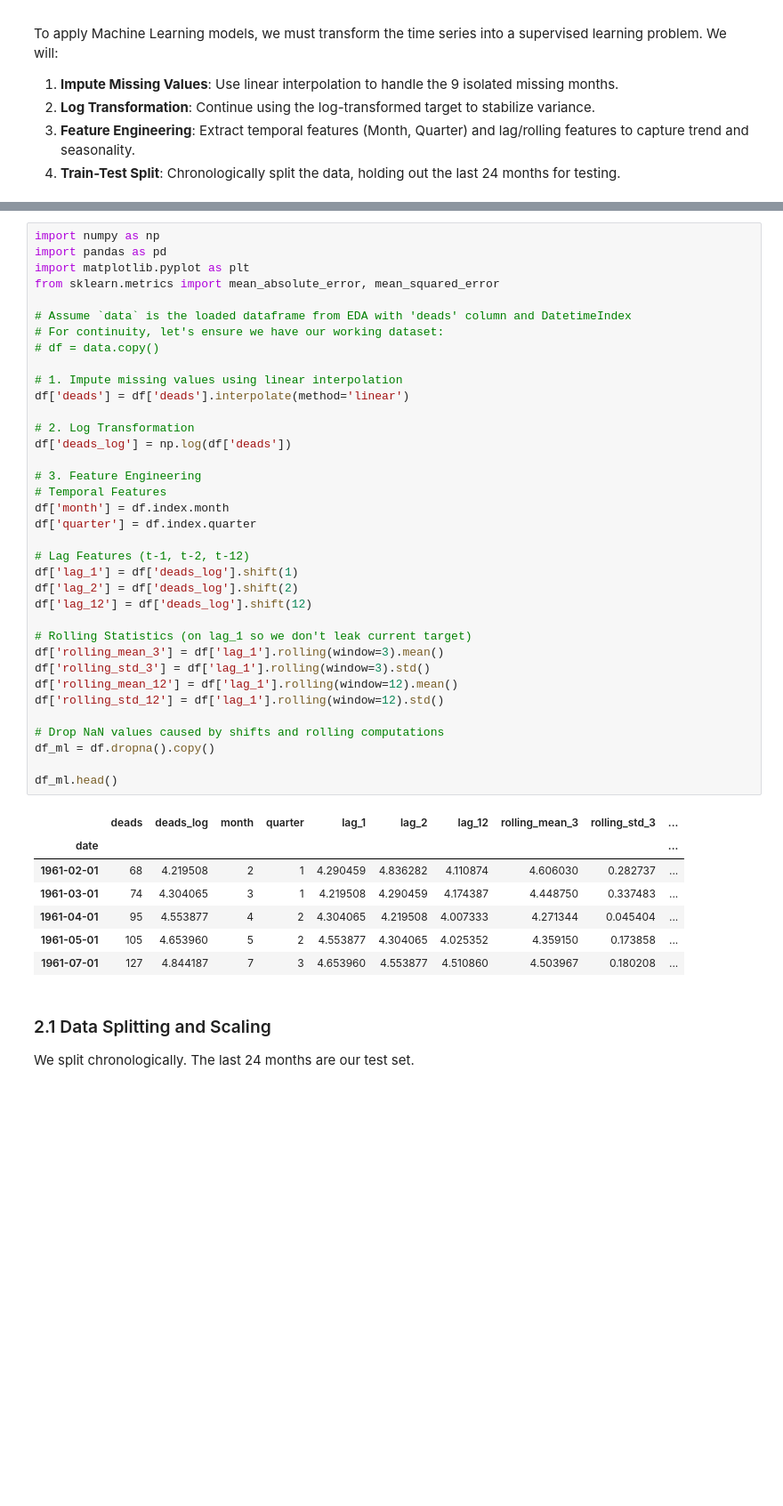
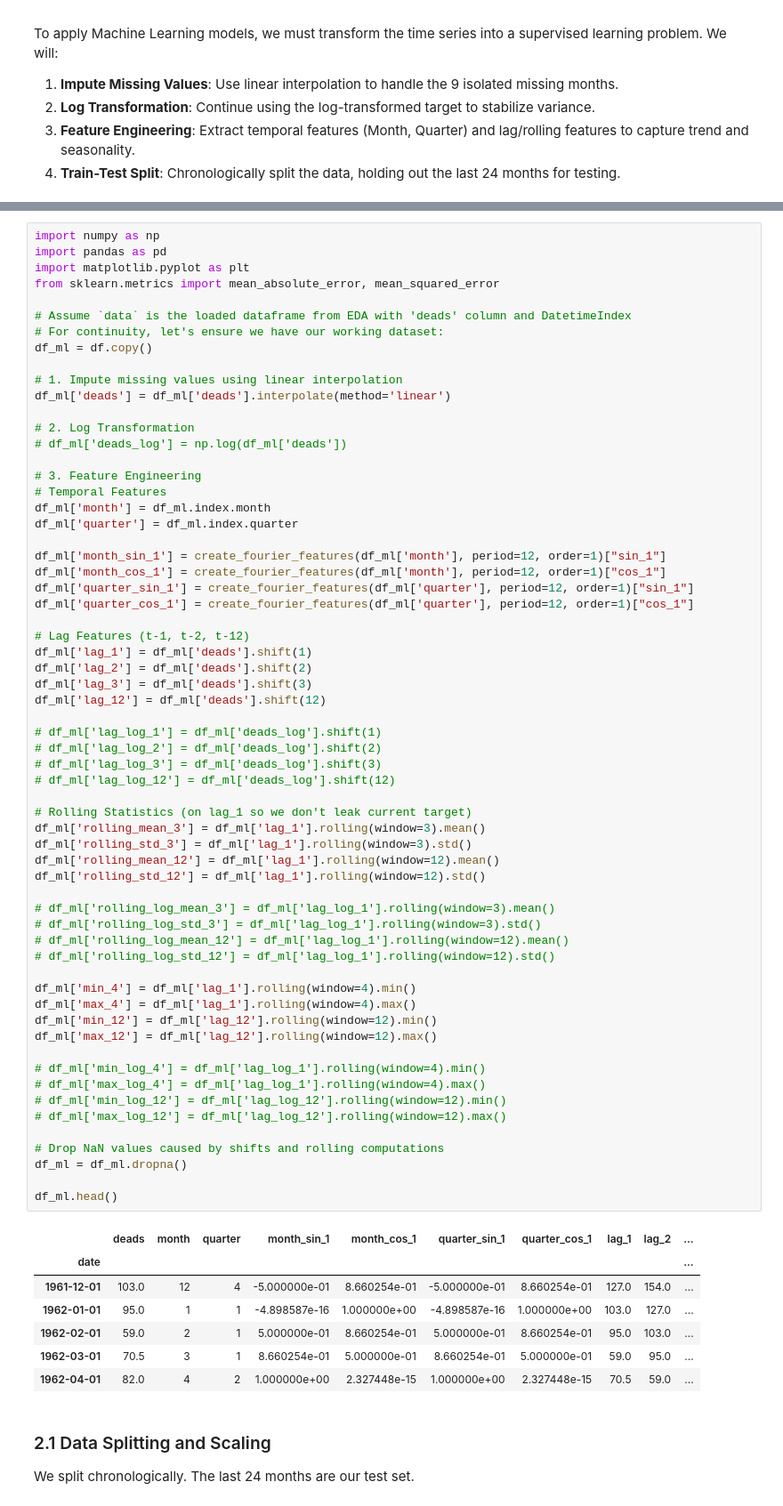
Before and after one commit to Iker-Jauregui/TS_Assignment_2, a Jupyter notebook: Assignment_2_Mel.ipynb, the cells around one changed output, grey strips where cells are left out. Shown at 89% size. Drawn from its saved outputs; the diff is of its cells as text; blank space fills up the shorter version.

```diff
--- a/Assignment_2_Mel.ipynb
+++ b/Assignment_2_Mel.ipynb
@@ -155,47 +230,73 @@ To apply Machine Learning models, we must transform the time series into a super
 # %%
 import numpy as np
 import pandas as pd
 import matplotlib.pyplot as plt
 from sklearn.metrics import mean_absolute_error, mean_squared_error
 
 # Assume `data` is the loaded dataframe from EDA with 'deads' column and DatetimeIndex
 # For continuity, let's ensure we have our working dataset:
-# df = data.copy()
+df_ml = df.copy()
 
 # 1. Impute missing values using linear interpolation
-df['deads'] = df['deads'].interpolate(method='linear')
+df_ml['deads'] = df_ml['deads'].interpolate(method='linear')
 
 # 2. Log Transformation
-df['deads_log'] = np.log(df['deads'])
+# df_ml['deads_log'] = np.log(df_ml['deads'])
 
 # 3. Feature Engineering
 # Temporal Features
-df['month'] = df.index.month
-df['quarter'] = df.index.quarter
+df_ml['month'] = df_ml.index.month
+df_ml['quarter'] = df_ml.index.quarter
+
+df_ml['month_sin_1'] = create_fourier_features(df_ml['month'], period=12, order=1)["sin_1"]
+df_ml['month_cos_1'] = create_fourier_features(df_ml['month'], period=12, order=1)["cos_1"]
+df_ml['quarter_sin_1'] = create_fourier_features(df_ml['quarter'], period=12, order=1)["sin_1"]
+df_ml['quarter_cos_1'] = create_fourier_features(df_ml['quarter'], period=12, order=1)["cos_1"]
 
 # Lag Features (t-1, t-2, t-12)
-df['lag_1'] = df['deads_log'].shift(1)
-df['lag_2'] = df['deads_log'].shift(2)
-df['lag_12'] = df['deads_log'].shift(12)
+df_ml['lag_1'] = df_ml['deads'].shift(1)
+df_ml['lag_2'] = df_ml['deads'].shift(2)
+df_ml['lag_3'] = df_ml['deads'].shift(3)
+df_ml['lag_12'] = df_ml['deads'].shift(12)
+
+# df_ml['lag_log_1'] = df_ml['deads_log'].shift(1)
+# df_ml['lag_log_2'] = df_ml['deads_log'].shift(2)
+# df_ml['lag_log_3'] = df_ml['deads_log'].shift(3)
+# df_ml['lag_log_12'] = df_ml['deads_log'].shift(12)
 
 # Rolling Statistics (on lag_1 so we don't leak current target)
-df['rolling_mean_3'] = df['lag_1'].rolling(window=3).mean()
-df['rolling_std_3'] = df['lag_1'].rolling(window=3).std()
-df['rolling_mean_12'] = df['lag_1'].rolling(window=12).mean()
-df['rolling_std_12'] = df['lag_1'].rolling(window=12).std()
+df_ml['rolling_mean_3'] = df_ml['lag_1'].rolling(window=3).mean()
+df_ml['rolling_std_3'] = df_ml['lag_1'].rolling(window=3).std()
+df_ml['rolling_mean_12'] = df_ml['lag_1'].rolling(window=12).mean()
+df_ml['rolling_std_12'] = df_ml['lag_1'].rolling(window=12).std()
+
+# df_ml['rolling_log_mean_3'] = df_ml['lag_log_1'].rolling(window=3).mean()
+# df_ml['rolling_log_std_3'] = df_ml['lag_log_1'].rolling(window=3).std()
+# df_ml['rolling_log_mean_12'] = df_ml['lag_log_1'].rolling(window=12).mean()
+# df_ml['rolling_log_std_12'] = df_ml['lag_log_1'].rolling(window=12).std()
+
+df_ml['min_4'] = df_ml['lag_1'].rolling(window=4).min()
+df_ml['max_4'] = df_ml['lag_1'].rolling(window=4).max()
+df_ml['min_12'] = df_ml['lag_12'].rolling(window=12).min()
+df_ml['max_12'] = df_ml['lag_12'].rolling(window=12).max()
+
+# df_ml['min_log_4'] = df_ml['lag_log_1'].rolling(window=4).min()
+# df_ml['max_log_4'] = df_ml['lag_log_1'].rolling(window=4).max()
+# df_ml['min_log_12'] = df_ml['lag_log_12'].rolling(window=12).min()
+# df_ml['max_log_12'] = df_ml['lag_log_12'].rolling(window=12).max()
 
 # Drop NaN values caused by shifts and rolling computations
-df_ml = df.dropna().copy()
+df_ml = df_ml.dropna()
 
 df_ml.head()
 # %% [output]
-|  | deads | deads_log | month | quarter | lag_1 | lag_2 | lag_12 | rolling_mean_3 | rolling_std_3 | ... |
+|  | deads | month | quarter | month_sin_1 | month_cos_1 | quarter_sin_1 | quarter_cos_1 | lag_1 | lag_2 | ... |
 | date |  |  |  |  |  |  |  |  |  | ... |
-| 1961-02-01 | 68 | 4.219508 | 2 | 1 | 4.290459 | 4.836282 | 4.110874 | 4.606030 | 0.282737 | ... |
-| 1961-03-01 | 74 | 4.304065 | 3 | 1 | 4.219508 | 4.290459 | 4.174387 | 4.448750 | 0.337483 | ... |
-| 1961-04-01 | 95 | 4.553877 | 4 | 2 | 4.304065 | 4.219508 | 4.007333 | 4.271344 | 0.045404 | ... |
-| 1961-05-01 | 105 | 4.653960 | 5 | 2 | 4.553877 | 4.304065 | 4.025352 | 4.359150 | 0.173858 | ... |
-| 1961-07-01 | 127 | 4.844187 | 7 | 3 | 4.653960 | 4.553877 | 4.510860 | 4.503967 | 0.180208 | ... |
+| 1961-12-01 | 103.0 | 12 | 4 | -5.000000e-01 | 8.660254e-01 | -5.000000e-01 | 8.660254e-01 | 127.0 | 154.0 | ... |
+| 1962-01-01 | 95.0 | 1 | 1 | -4.898587e-16 | 1.000000e+00 | -4.898587e-16 | 1.000000e+00 | 103.0 | 127.0 | ... |
+| 1962-02-01 | 59.0 | 2 | 1 | 5.000000e-01 | 8.660254e-01 | 5.000000e-01 | 8.660254e-01 | 95.0 | 103.0 | ... |
+| 1962-03-01 | 70.5 | 3 | 1 | 8.660254e-01 | 5.000000e-01 | 8.660254e-01 | 5.000000e-01 | 59.0 | 95.0 | ... |
+| 1962-04-01 | 82.0 | 4 | 2 | 1.000000e+00 | 2.327448e-15 | 1.000000e+00 | 2.327448e-15 | 70.5 | 59.0 | ... |
 # %% [markdown]
 ### 2.1 Data Splitting and Scaling
 We split chronologically. The last 24 months are our test set.
```
Also changed, not shown: parts of 23 cells of this notebook.
